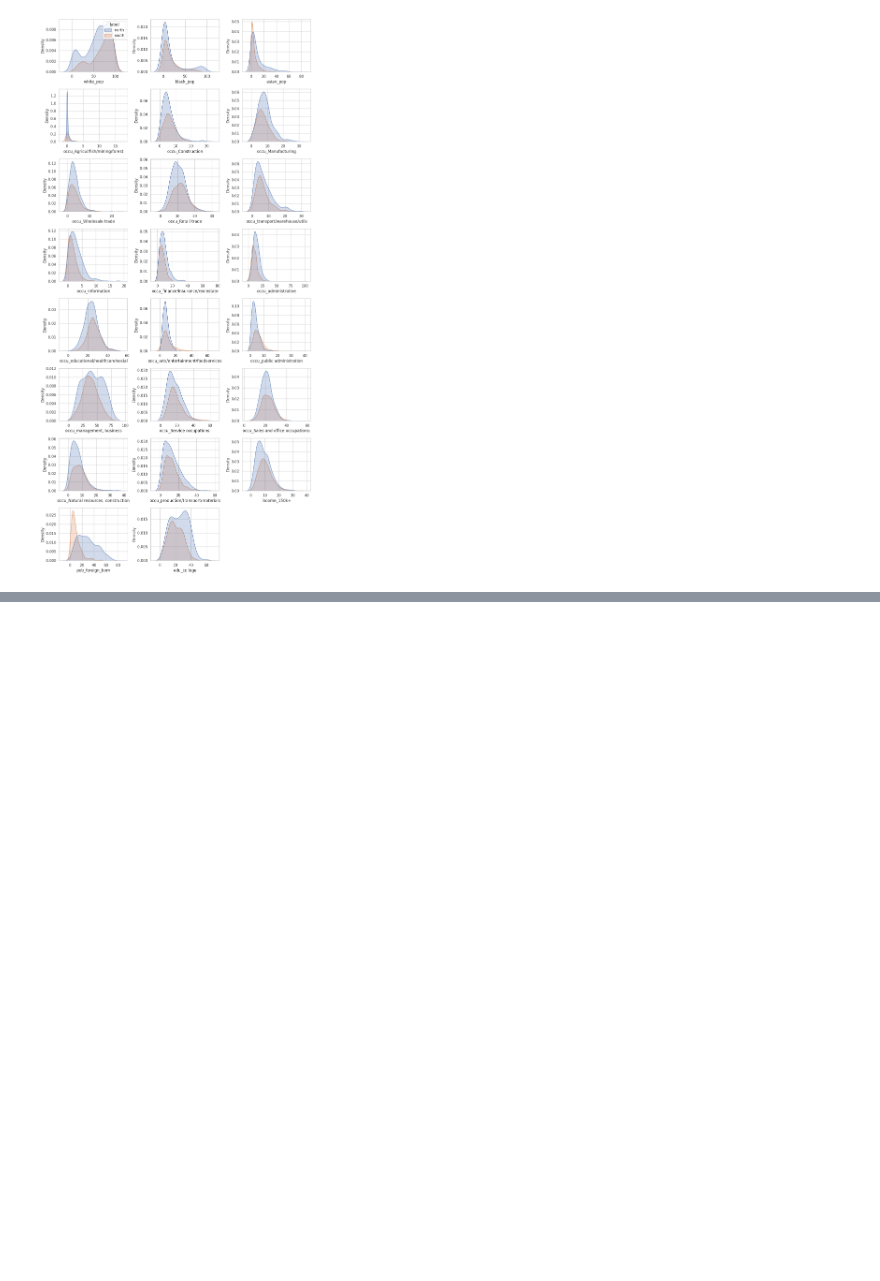
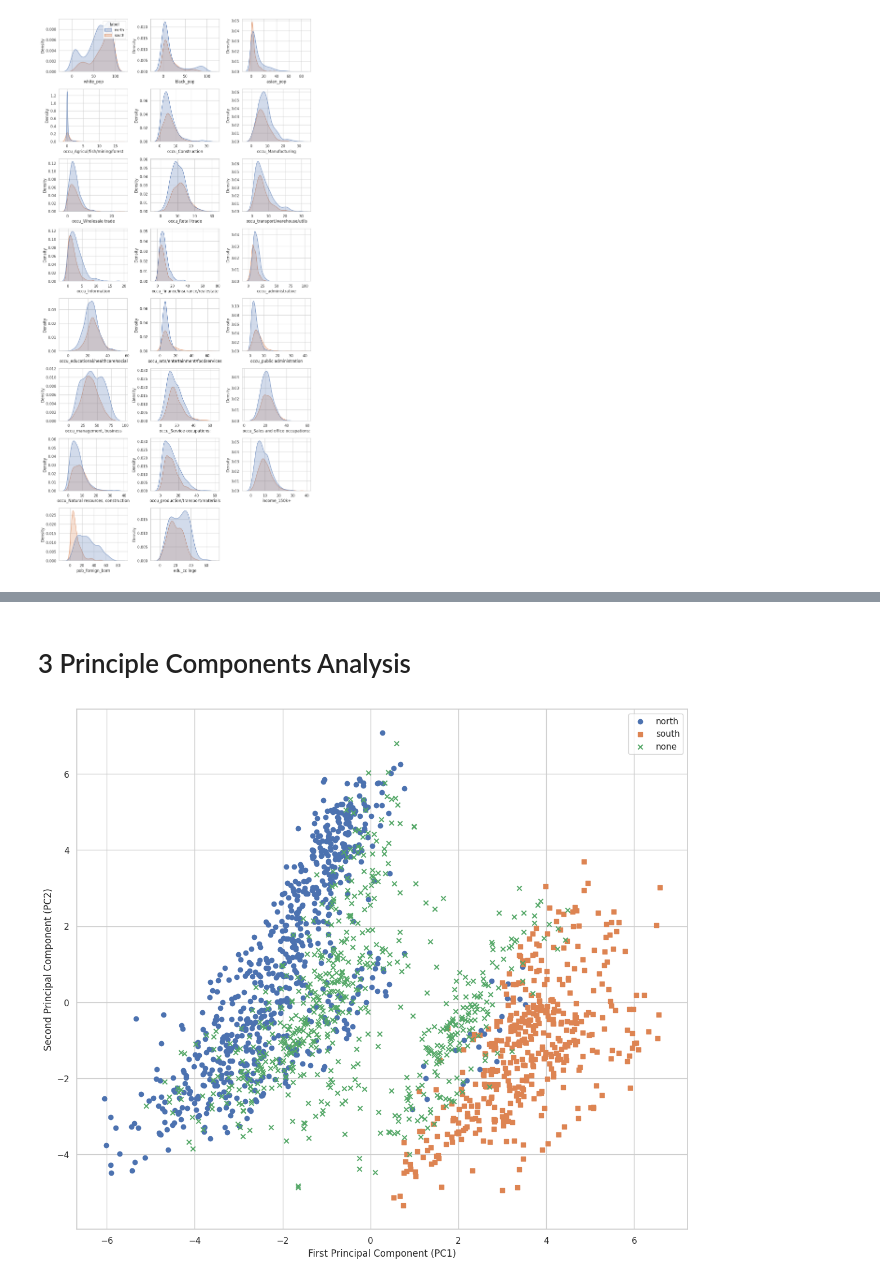
Before and after one commit to chansooligans/centraljersey, a Jupyter notebook: exploratory/tracts_data.ipynb, the cells around one changed output, grey strips where cells are left out. Drawn from its saved outputs; the diff is of its cells as text; code cells hidden in the pictures; blank space fills up the shorter version.

```diff
--- a/exploratory/tracts_data.ipynb
+++ b/exploratory/tracts_data.ipynb
@@ -91,0 +109,37 @@ df
+# %% [markdown]
+# 3 Principle Components Analysis
+# %%
+X = df[census_variables + culture_variables].values
+X = StandardScaler().fit_transform(X)
+# %%
+pca = PCA(n_components=2)  # We will start by visualizing the first two principal components
+principalComponents = pca.fit_transform(X)
+
+# converting to DataFrame
+principalDf = pd.DataFrame(data=principalComponents, columns=['PC1', 'PC2'])
+principalDf["label"] = df["label"]
+principalDf.loc[principalDf["label"].isnull(), "label"] = "none"
+# %%
+plt.figure(figsize=(14,12))
+label_dict = {'north': 0, 'south': 1, "none": -2}
+markers = ['o', 's', 'x']
+labels = ['north', 'south', 'none']
+
+# Loop through the categories and plot the data points
+for category, marker, label in zip(label_dict.values(), markers, labels):
+    indices = principalDf['label'].map(label_dict) == category
+    plt.scatter(
+        principalDf.loc[indices, 'PC1'],
+        principalDf.loc[indices, 'PC2'],
+        marker=marker,
+        label=label
+    )
+plt.xlabel('First Principal Component (PC1)')
+plt.ylabel('Second Principal Component (PC2)')
+
+# Add a colorbar and set the label
+plt.legend()
+
+plt.show()
+# %% [output]
+[figure, added]
```
Also changed, not shown: parts of 11 cells of this notebook, 1 other file.
